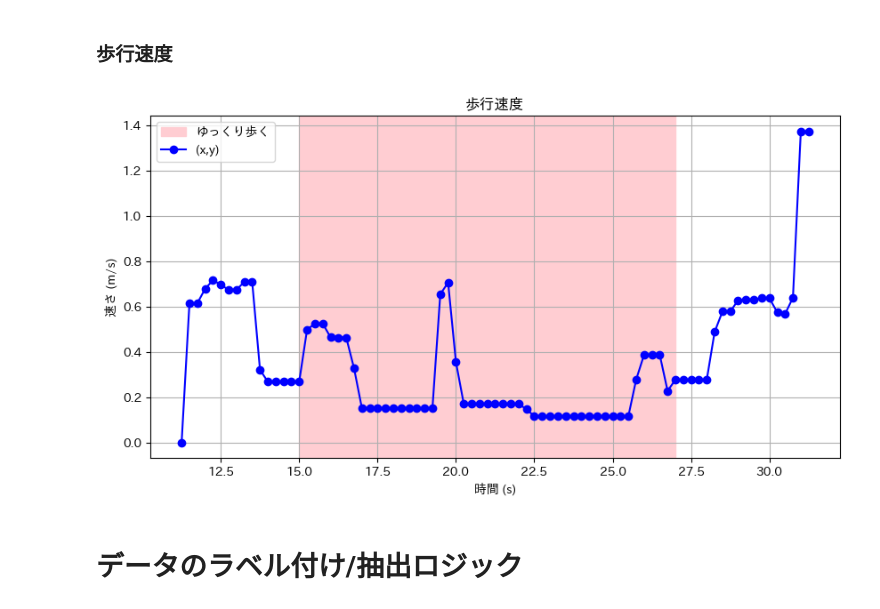
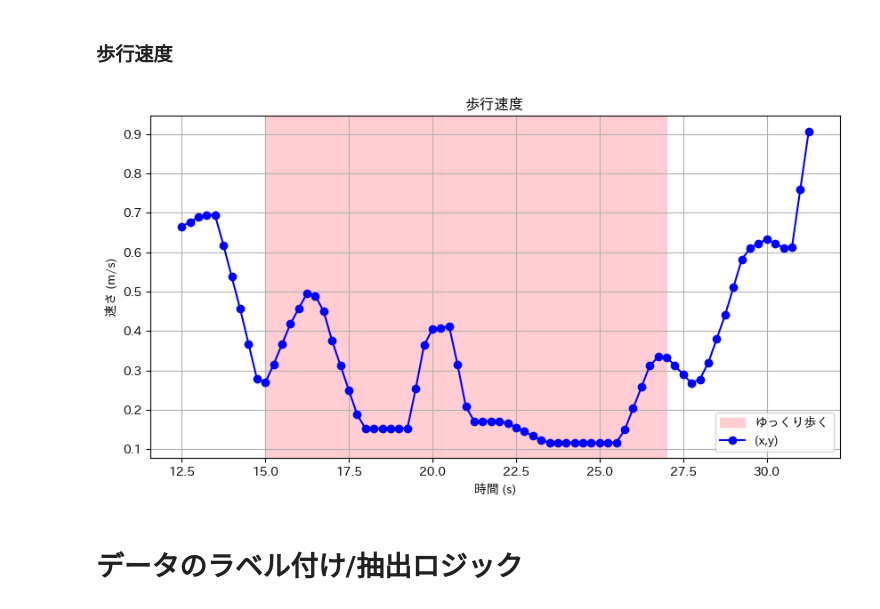
Before and after one commit to kajiLabTeam/pedestrian-behavior-comparison-system, a Jupyter notebook: src/speed/slowly/trajectoryOnlyStop.ipynb, the cells around one changed output. Saved outputs shown, nothing was run; the diff lists cells and outputs as text; code cells hidden in the pictures.

```diff
--- a/src/speed/slowly/trajectoryOnlyStop.ipynb
+++ b/src/speed/slowly/trajectoryOnlyStop.ipynb
@@ -72,22 +72,22 @@ plt.show()
 # %% [markdown]
 ### 歩行速度
 # %%
-# ~speed.csvに1行目にデータを足す(time,speed)[1]=(?,0)
+# ~speed.csvに1行目にデータ_足す(time,speed)[1]=(?,0)
 # 軌跡と速度のtimeを同期するため
-speed = df_speed['speed']
+speed = df_speed['low_speed']
 time = df_speed['time']
 plt.figure(figsize=(10, 5))
 plt.axvspan(15.0, 27.0,alpha=1.0,color="#ffcdd2",label='ゆっくり歩く')
-plt.plot(df_speed['time'], df_speed['speed'], marker='o', linestyle='-', color='blue', label='(x,y)')
+plt.plot(time,speed, marker='o', linestyle='-', color='blue', label='(x,y)')
 plt.xlabel('時間 (s)')
 plt.ylabel('速さ (m/s)')
 plt.title('歩行速度')
 plt.grid(True)
 plt.legend()
 
 plt.show()
 # %% [output]
-[figure, old version]
+[figure, new version]
 # %% [markdown]
 # データのラベル付け/抽出ロジック
 # %%
```
Also changed, not shown: parts of 3 cells of this notebook, 6 other files.
